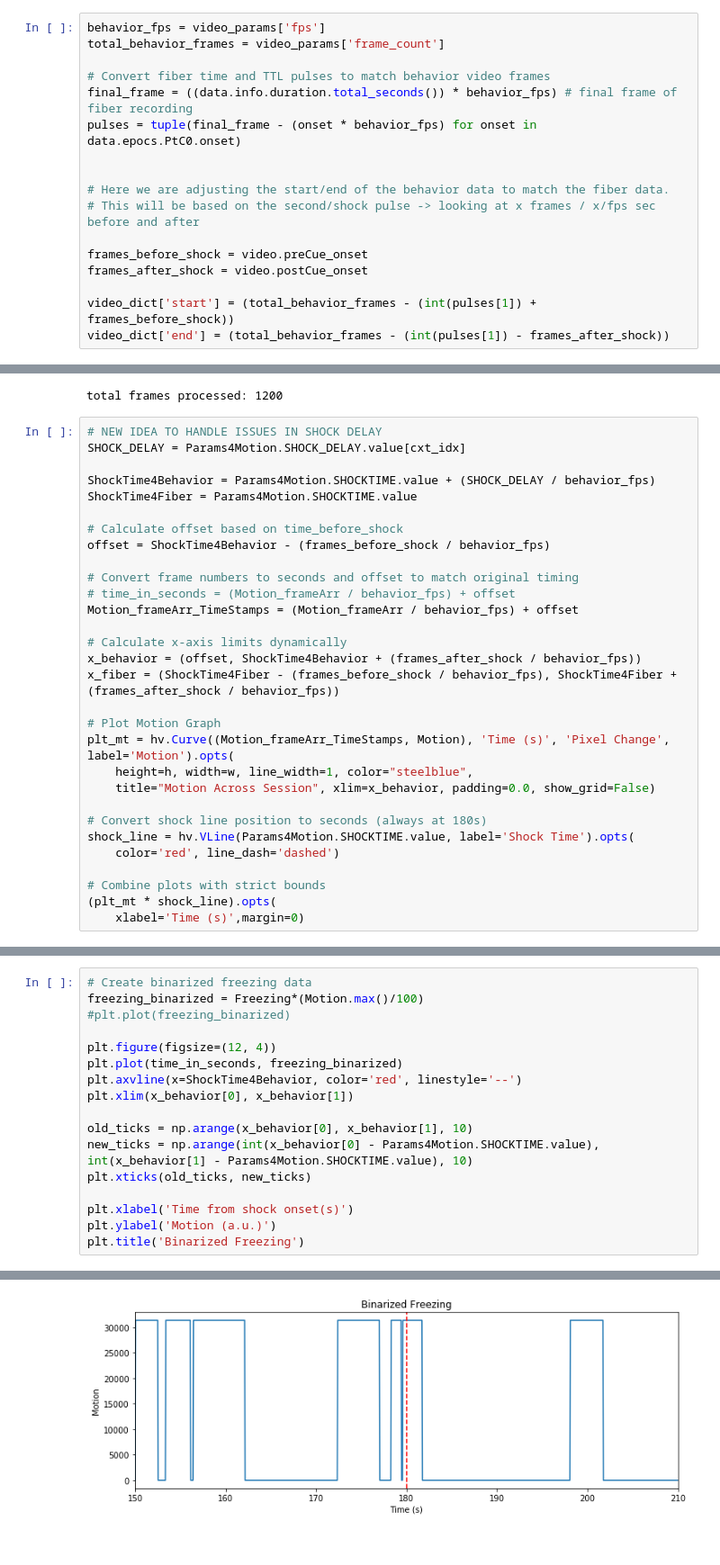
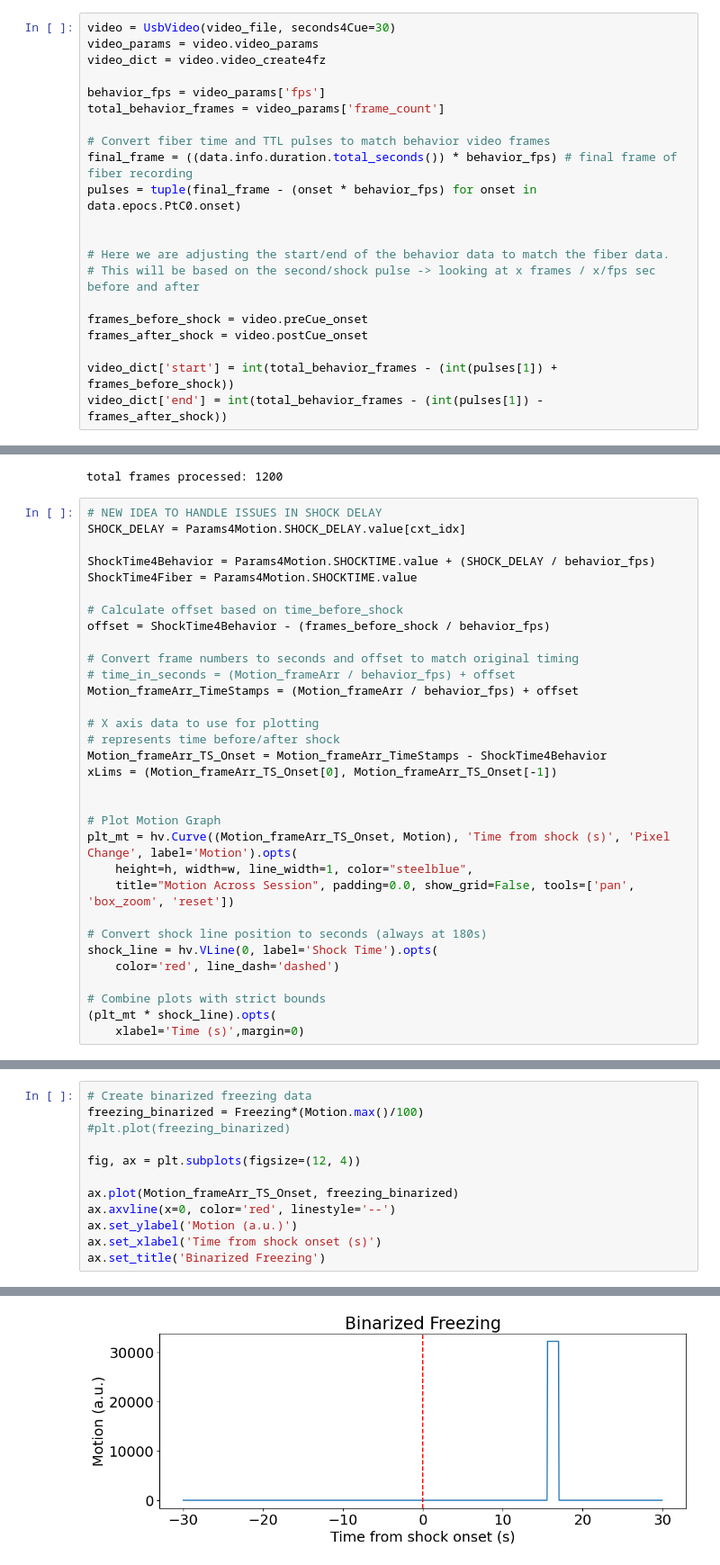
Before and after one commit to NovakHChen/fiberphotometry, a Jupyter notebook: Shaharia/Fiber_FreezeAnalysis_SignalAnalysis-Final3_ALEX.ipynb, the cells around one changed output, grey strips where cells are left out. Shown: that part at 90% size. Cells and saved outputs as stored; diff of their text form.

```diff
--- a/Shaharia/Fiber_FreezeAnalysis_SignalAnalysis-Final3_ALEX.ipynb
+++ b/Shaharia/Fiber_FreezeAnalysis_SignalAnalysis-Final3_ALEX.ipynb
@@ -85,4 +77,8 @@ video_dict = video.video_create4fz
 # %%
+video = UsbVideo(video_file, seconds4Cue=30)
+video_params = video.video_params
+video_dict = video.video_create4fz
+
 behavior_fps = video_params['fps']
 total_behavior_frames = video_params['frame_count']
 
@@ -97,6 +93,6 @@ pulses = tuple(final_frame - (onset * behavior_fps) for onset in data.epocs.PtC0
 frames_before_shock = video.preCue_onset
 frames_after_shock = video.postCue_onset
 
-video_dict['start'] = (total_behavior_frames - (int(pulses[1]) + frames_before_shock))
-video_dict['end'] = (total_behavior_frames - (int(pulses[1]) - frames_after_shock))
+video_dict['start'] = int(total_behavior_frames - (int(pulses[1]) + frames_before_shock))
+video_dict['end'] = int(total_behavior_frames - (int(pulses[1]) - frames_after_shock))
 # %%
@@ -170,17 +160,19 @@ offset = ShockTime4Behavior - (frames_before_shock / behavior_fps)
 # time_in_seconds = (Motion_frameArr / behavior_fps) + offset
 Motion_frameArr_TimeStamps = (Motion_frameArr / behavior_fps) + offset
 
-# Calculate x-axis limits dynamically
-x_behavior = (offset, ShockTime4Behavior + (frames_after_shock / behavior_fps))
-x_fiber = (ShockTime4Fiber - (frames_before_shock / behavior_fps), ShockTime4Fiber + (frames_after_shock / behavior_fps))
+# X axis data to use for plotting
+# represents time before/after shock
+Motion_frameArr_TS_Onset = Motion_frameArr_TimeStamps - ShockTime4Behavior
+xLims = (Motion_frameArr_TS_Onset[0], Motion_frameArr_TS_Onset[-1])
+
 
 # Plot Motion Graph
-plt_mt = hv.Curve((Motion_frameArr_TimeStamps, Motion), 'Time (s)', 'Pixel Change', label='Motion').opts(
+plt_mt = hv.Curve((Motion_frameArr_TS_Onset, Motion), 'Time from shock (s)', 'Pixel Change', label='Motion').opts(
     height=h, width=w, line_width=1, color="steelblue",
-    title="Motion Across Session", xlim=x_behavior, padding=0.0, show_grid=False)
+    title="Motion Across Session", padding=0.0, show_grid=False, tools=['pan', 'box_zoom', 'reset'])
 
 # Convert shock line position to seconds (always at 180s)
-shock_line = hv.VLine(Params4Motion.SHOCKTIME.value, label='Shock Time').opts(
+shock_line = hv.VLine(0, label='Shock Time').opts(
     color='red', line_dash='dashed')
 
 # Combine plots with strict bounds
@@ -215,23 +211,18 @@ Average Freezing: 37.583333333333336%
 # %%
 # Create binarized freezing data
 freezing_binarized = Freezing*(Motion.max()/100)
 #plt.plot(freezing_binarized)
 
-plt.figure(figsize=(12, 4))
-plt.plot(time_in_seconds, freezing_binarized)
-plt.axvline(x=ShockTime4Behavior, color='red', linestyle='--')
-plt.xlim(x_behavior[0], x_behavior[1])
+fig, ax = plt.subplots(figsize=(12, 4))
 
-old_ticks = np.arange(x_behavior[0], x_behavior[1], 10)
-new_ticks = np.arange(int(x_behavior[0] - Params4Motion.SHOCKTIME.value), int(x_behavior[1] - Params4Motion.SHOCKTIME.value), 10)
-plt.xticks(old_ticks, new_ticks)
-
-plt.xlabel('Time from shock onset(s)')
-plt.ylabel('Motion (a.u.)')
-plt.title('Binarized Freezing')
+ax.plot(Motion_frameArr_TS_Onset, freezing_binarized)
+ax.axvline(x=0, color='red', linestyle='--')
+ax.set_ylabel('Motion (a.u.)')
+ax.set_xlabel('Time from shock onset (s)')
+ax.set_title('Binarized Freezing')
 # %% [output]
 Text(0.5, 1.0, 'Binarized Freezing')
-[figure, old version]
+[figure, new version]
 # %%
 # Generate Raw Fiber Photometry Signal
 
```
Also changed, not shown: parts of 15 cells of this notebook, 2 other files.
